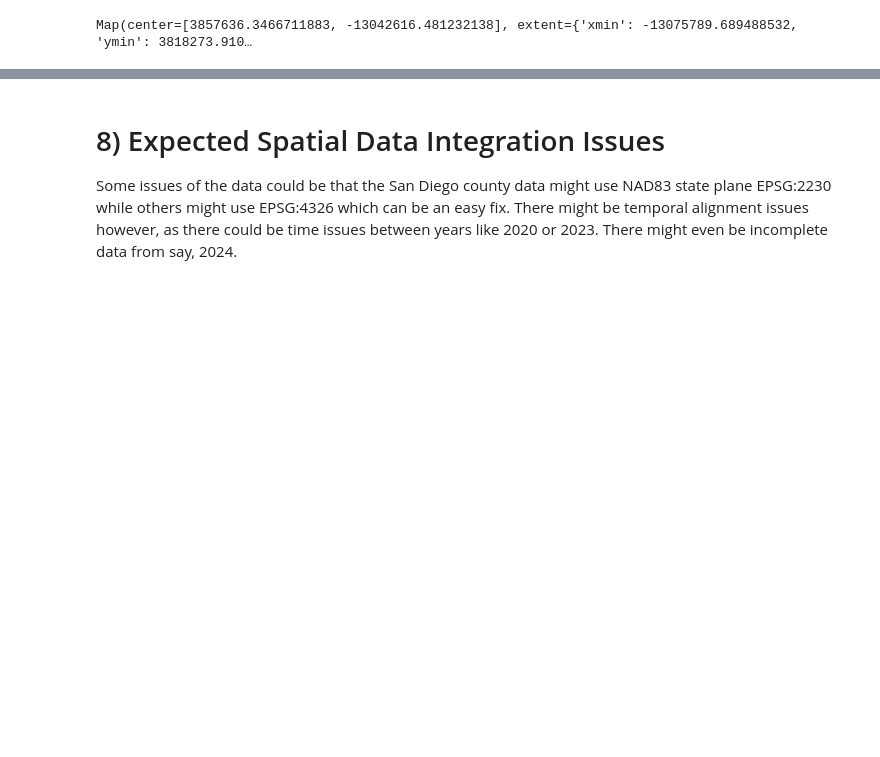
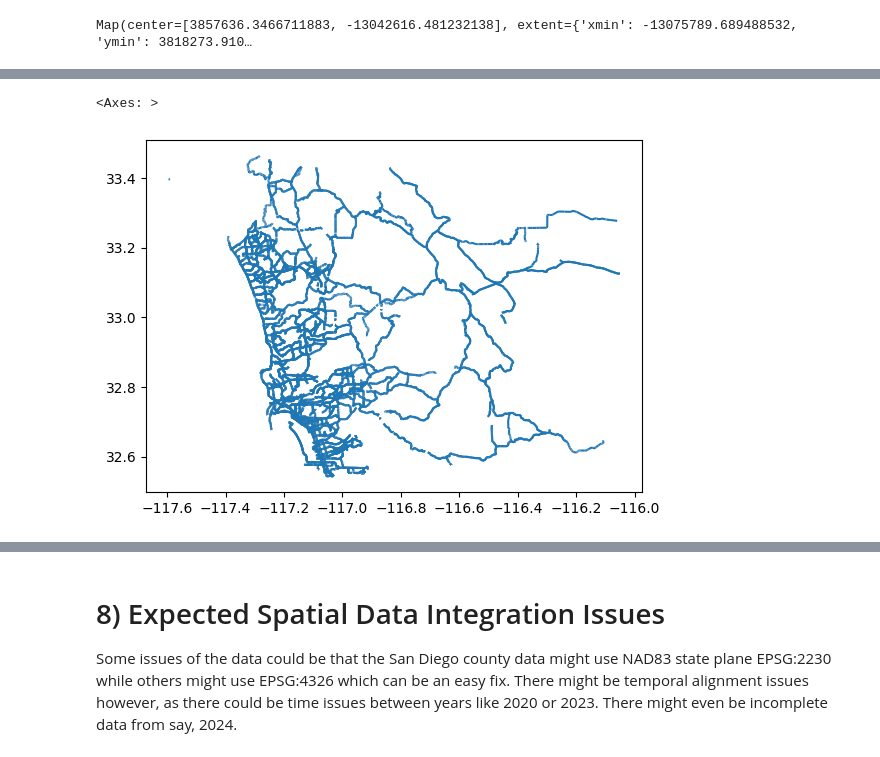
Before and after one commit to kev374k/dsc170_final_project, a Jupyter notebook: project.ipynb, the cells around one changed output, grey strips where cells are left out. Drawn from its saved outputs; the diff is of its cells as text; code cells hidden in the pictures; blank space fills up the shorter version.

```diff
--- a/project.ipynb
+++ b/project.ipynb
@@ -800,0 +859,5 @@ Map(center=[3857636.3466711883, -13042616.481232138], extent={'xmin': -13075789.
+# %%
+road_gdf.plot()
+# %% [output]
+<Axes: >
+[figure, added]
```
Also changed, not shown: parts of 34 cells of this notebook.
